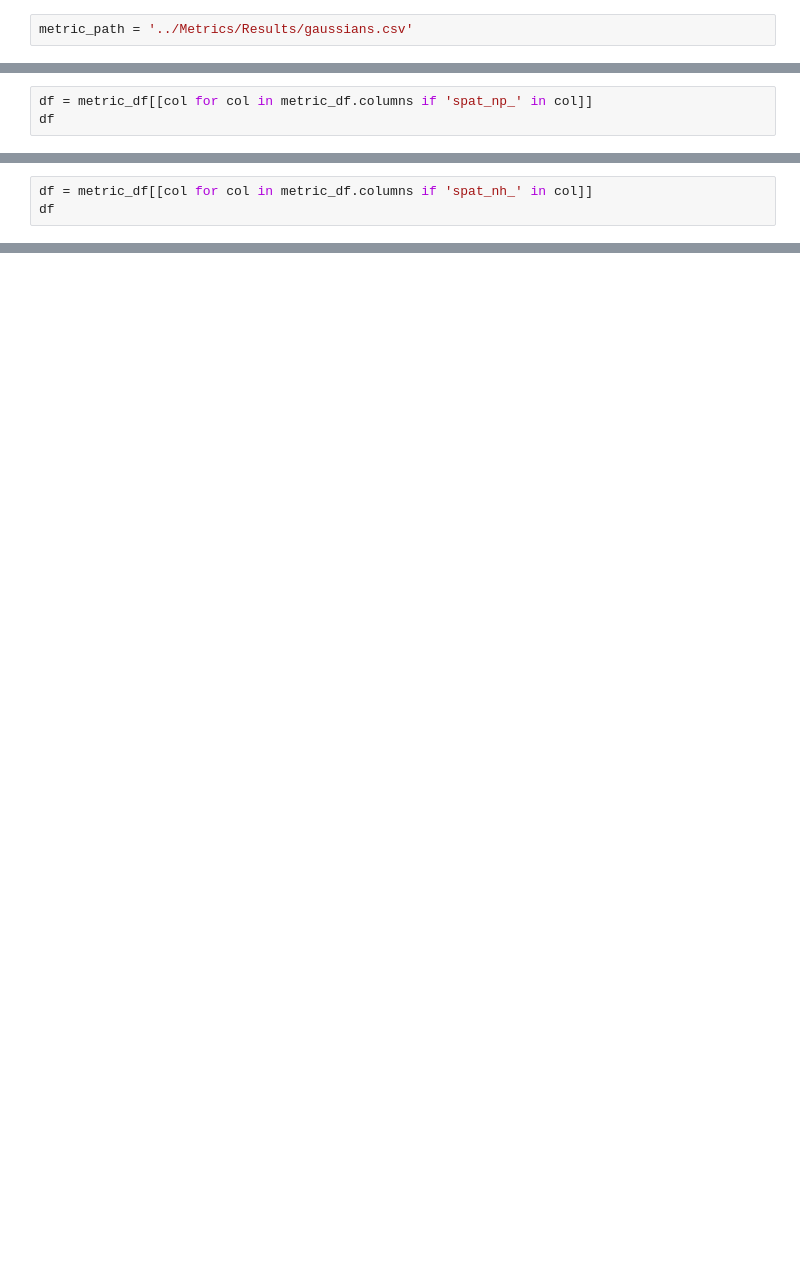
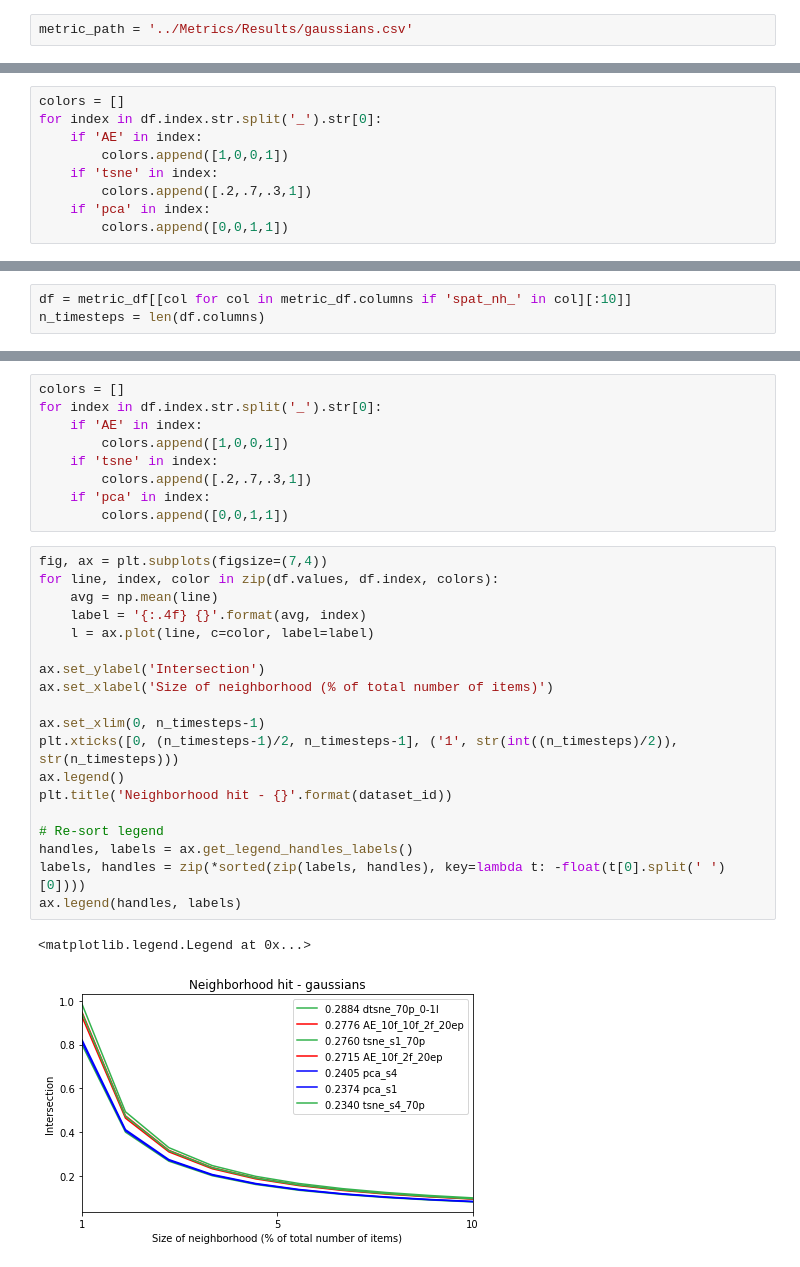
Before and after one commit to EduardoVernier/dynamic-projections, a Jupyter notebook: Plots/template.ipynb, the cells around one changed output, grey strips where cells are left out. Drawn from its saved outputs; the diff is of its cells as text; blank space fills up the shorter version.

Commit message:
Adding runs and plots.

```diff
--- a/Plots/template.ipynb
+++ b/Plots/template.ipynb
@@ -11,0 +26,9 @@ metric_df.index = metric_df.index.str.extract(r'.*/(.*).csv', expand=False) # Cl
+# %%
+colors = []
+for index in df.index.str.split('_').str[0]:
+    if 'AE' in index:
+        colors.append([1,0,0,1])
+    if 'tsne' in index:
+        colors.append([.2,.7,.3,1])
+    if 'pca' in index:
+        colors.append([0,0,1,1])
@@ -12,3 +57,3 @@ metric_df.index = metric_df.index.str.extract(r'.*/(.*).csv', expand=False) # Cl
 # %%
-df = metric_df[[col for col in metric_df.columns if 'spat_np_' in col]]
-df
+df = metric_df[[col for col in metric_df.columns if 'spat_nh_' in col][:10]]
+n_timesteps = len(df.columns)
@@ -33,3 +59,0 @@ df.T.plot(style='-')
-# %%
-df = metric_df[[col for col in metric_df.columns if 'spat_nh_' in col]]
-df
@@ -52 +60,32 @@ df.T.plot(style='-')
+# %%
+colors = []
+for index in df.index.str.split('_').str[0]:
+    if 'AE' in index:
+        colors.append([1,0,0,1])
+    if 'tsne' in index:
+        colors.append([.2,.7,.3,1])
+    if 'pca' in index:
+        colors.append([0,0,1,1])
+# %%
+fig, ax = plt.subplots(figsize=(7,4))
+for line, index, color in zip(df.values, df.index, colors):
+    avg = np.mean(line)
+    label = '{:.4f} {}'.format(avg, index)
+    l = ax.plot(line, c=color, label=label)
+
+ax.set_ylabel('Intersection')
+ax.set_xlabel('Size of neighborhood (% of total number of items)')
+
+ax.set_xlim(0, n_timesteps-1)
+plt.xticks([0, (n_timesteps-1)/2, n_timesteps-1], ('1', str(int((n_timesteps)/2)), str(n_timesteps)))
+ax.legend()
+plt.title('Neighborhood hit - {}'.format(dataset_id))
+
+# Re-sort legend
+handles, labels = ax.get_legend_handles_labels()
+labels, handles = zip(*sorted(zip(labels, handles), key=lambda t: -float(t[0].split(' ')[0])))
+ax.legend(handles, labels)
+# %% [output]
+<matplotlib.legend.Legend at 0x...>
+[figure, added]
 # %%
```
Also changed, not shown: parts of 15 cells of this notebook, 11 other files.
